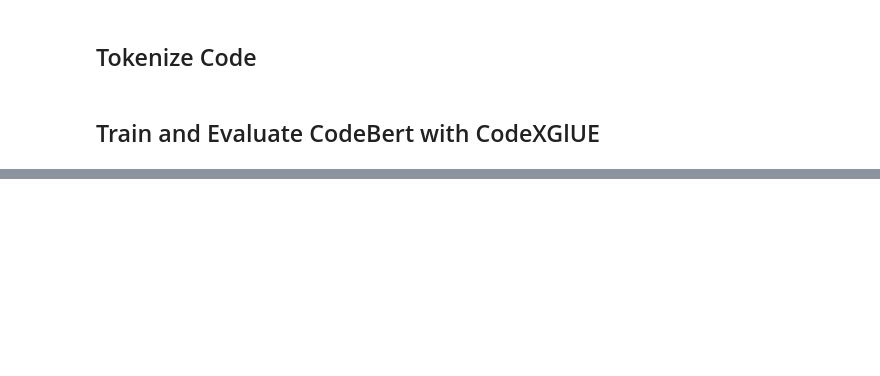
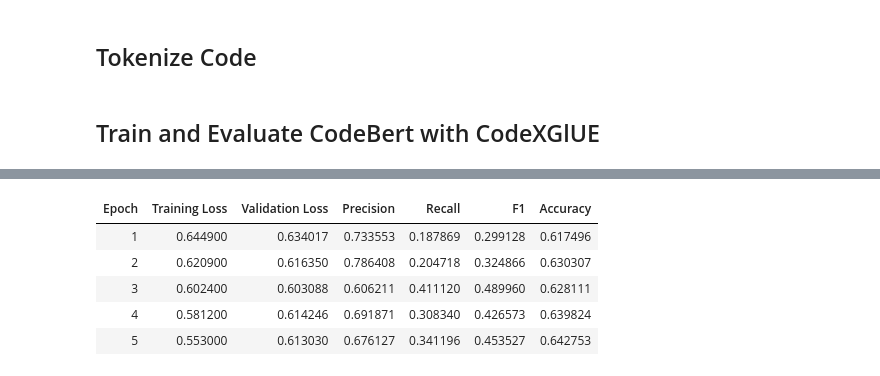
Before and after one commit to jitani04/AI-Bug-Detection, a Jupyter notebook: CodeBert_CodeXGlue.ipynb, the cells around one changed output, grey strips where cells are left out. Drawn from its saved outputs; the diff is of its cells as text; code cells hidden in the pictures; blank space fills up the shorter version.

```diff
--- a/CodeBert_CodeXGlue.ipynb
+++ b/CodeBert_CodeXGlue.ipynb
@@ -81,8 +89,9 @@ converting the pandas dataframe to a huggingface dataset for training
 # %%
 from datasets import Dataset
 
+train_df["target"] = train_df["target"].astype(int)
+val_df["target"] = val_df["target"].astype(int)
+test_df["target"] = test_df["target"].astype(int)
 train_ds = Dataset.from_pandas(train_df)
 val_ds = Dataset.from_pandas(val_df)
 test_ds = Dataset.from_pandas(test_df)
-
-print(type(train_ds))  # should be <class 'datasets.arrow_dataset.Dataset'>
@@ -166,0 +136,73 @@ You should probably TRAIN this model on a down-stream task to be able to use it
+# %%
+import transformers
+from transformers import AutoModelForSequenceClassification, Trainer, TrainingArguments
+from sklearn.metrics import accuracy_score, precision_score, recall_score, f1_score
+import numpy as np
+import torch
+
+model = AutoModelForSequenceClassification.from_pretrained(
+    "microsoft/codebert-base", num_labels=2
+)
+
+# -------------------------------
+# Metric computation
+# -----------------------------
+def compute_metrics(eval_pred):
+    logits, labels = eval_pred
+    preds = np.argmax(logits, axis=-1)
+    return {
+        "precision": precision_score(labels, preds, zero_division=0),
+        "recall": recall_score(labels, preds, zero_division=0),
+        "f1": f1_score(labels, preds, zero_division=0),
+        "accuracy": (preds == labels).mean()
+    }
+
+# -------------------------------
+# Training arguments
+# -------------------------------
+training_args = TrainingArguments(
+    output_dir="./results",
+    num_train_epochs=5,            # longer training
+    per_device_train_batch_size=16,
+    per_device_eval_batch_size=16,
+    learning_rate=5e-6,             # lower LR
+    eval_strategy="epoch",
+    save_strategy="epoch",
+    logging_steps=50,
+    load_best_model_at_end=True,
+)
+
+trainer = Trainer(
+    model=model,
+    args=training_args,
+    train_dataset=tokenized_train,
+    eval_dataset=tokenized_val,
+    tokenizer=tokenizer,
+    compute_metrics=compute_metrics,
+)
+
+from transformers import TrainerCallback, TrainingArguments, TrainerState, TrainerControl
+from torch.utils.data import DataLoader
+
+class PredictionMonitorCallback(TrainerCallback):
+    def on_epoch_end(self, args: TrainingArguments, state: TrainerState, control: TrainerControl, **kwargs):
+        model.eval()
+        val_loader = DataLoader(tokenized_val, batch_size=32)
+        all_preds = []
+        with torch.no_grad():
+            for batch in val_loader:
+                # Ensure batch is on the same device as the model
+                batch = {k: v.to(model.device) for k, v in batch.items()}
+                outputs = model(input_ids=batch['input_ids'], attention_mask=batch['attention_mask'])
+                preds = torch.argmax(outputs.logits, dim=-1)
+                all_preds.extend(preds.cpu().numpy())
+        counts = np.bincount(all_preds, minlength=2)
+        print(f"\n[Epoch {state.epoch}] Predicted counts: 0 -> {counts[0]}, 1 -> {counts[1]}")
+        model.train()
+
+trainer.add_callback(PredictionMonitorCallback)
+trainer.train()
+
+results = trainer.evaluate(tokenized_test)
+print("Test metrics:", results)
+# %% [output]
@@ -166,0 +227,6 @@ You should probably TRAIN this model on a down-stream task to be able to use it
+| Epoch | Training Loss | Validation Loss | Precision | Recall | F1 | Accuracy |
+| 1 | 0.644900 | 0.634017 | 0.733553 | 0.187869 | 0.299128 | 0.617496 |
+| 2 | 0.620900 | 0.616350 | 0.786408 | 0.204718 | 0.324866 | 0.630307 |
+| 3 | 0.602400 | 0.603088 | 0.606211 | 0.411120 | 0.489960 | 0.628111 |
+| 4 | 0.581200 | 0.614246 | 0.691871 | 0.308340 | 0.426573 | 0.639824 |
+| 5 | 0.553000 | 0.613030 | 0.676127 | 0.341196 | 0.453527 | 0.642753 |
```
Also changed, not shown: parts of 19 cells of this notebook.
